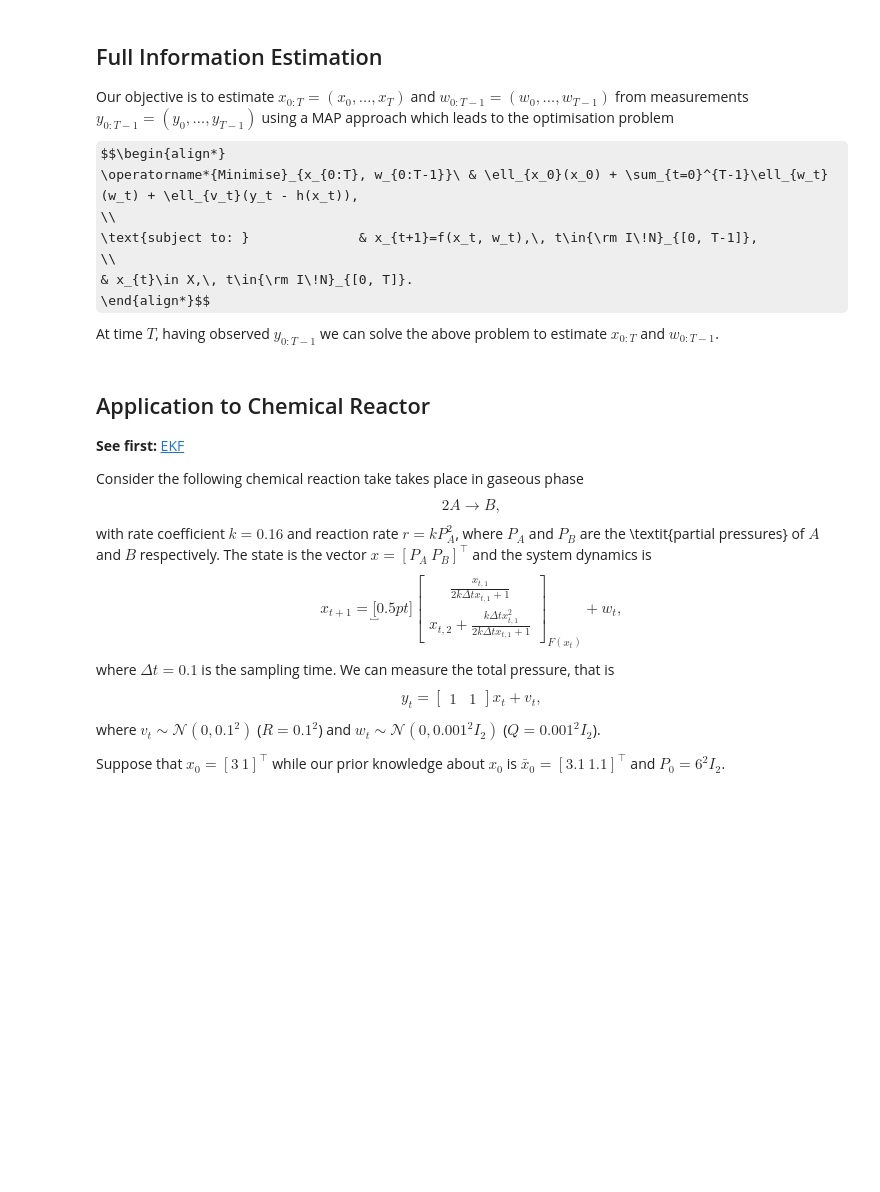
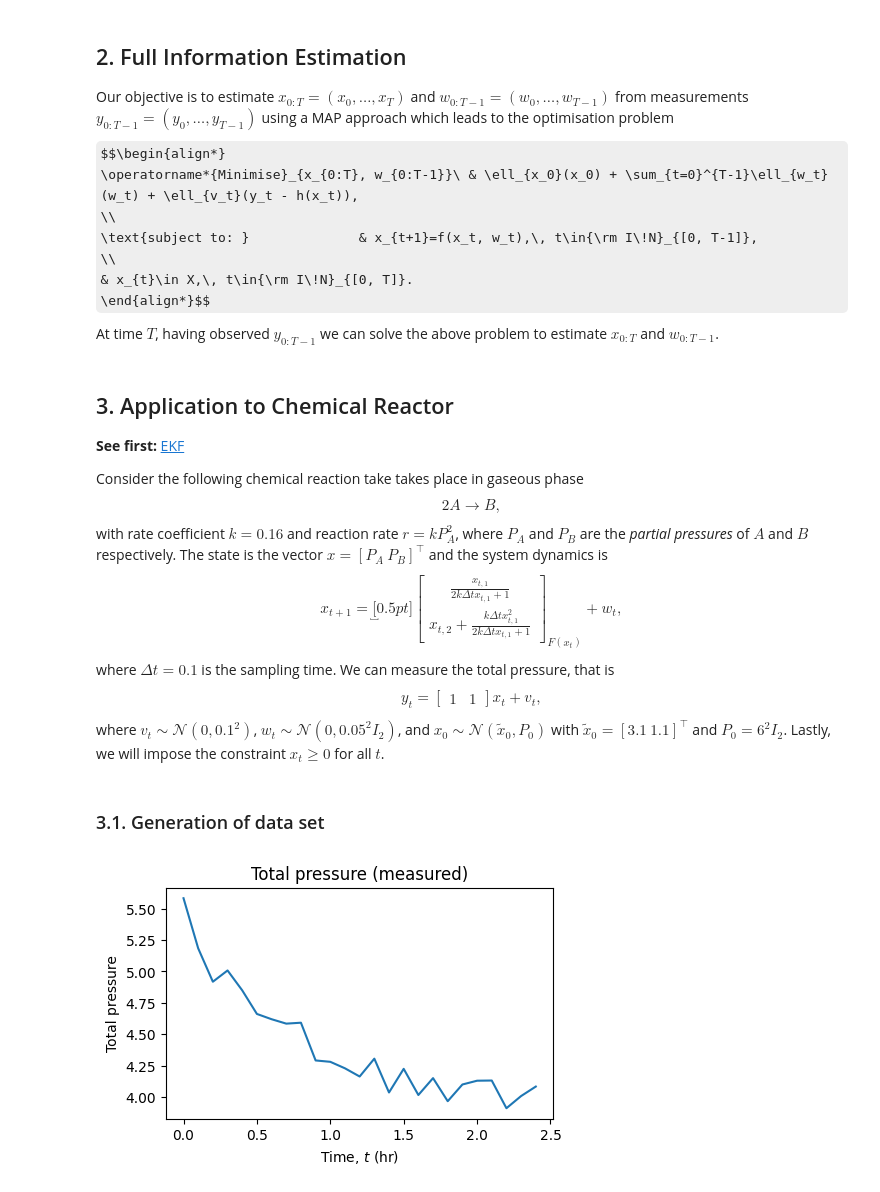
Before and after one commit to Gijinkstra/EstimationTheoryNotebooks, a Jupyter notebook: bayesian/2_moving_horizon.ipynb, the cells around one changed output. Saved outputs shown, nothing was run; the diff lists cells and outputs as text; code cells hidden in the pictures; some formulas as TeX source; blank space fills up the shorter version.

```diff
--- a/bayesian/2_moving_horizon.ipynb
+++ b/bayesian/2_moving_horizon.ipynb
@@ -16,7 +21,7 @@ $$\begin{align}
   \end{align}$$
 The disturbances can be constrained — we may assume that $w_t\in W$ and $v_t \in V$ (nonempty, closed), Constrained states: $x_t \in X$. The EKF cannot take into account constraints. To describe the constraints we assume that $\ell_w(w) {}={} \infty$, for $w\notin W$, $\ell_v(v) {}={}$ for  $v\notin V$, and $\ell_{x_0}(x_0) {}={} \infty$, for $x_0\notin X$.
 # %% [markdown]
-## Full Information Estimation
+## 2. Full Information Estimation
 Our objective is to estimate $x_{0:T}=(x_0, \ldots, x_{T})$ and $w_{0:T-1}=(w_0, \ldots, w_{T-1})$
 from measurements $y_{0:T-1}=(y_0, \ldots, y_{T-1})$ using a MAP approach which leads to the optimisation problem
 $$\begin{align*}
@@ -28,7 +33,7 @@ $$\begin{align*}
   \end{align*}$$
   At time $T$, having observed $y_{0:T-1}$ we can solve the above problem to estimate $x_{0:T}$ and $w_{0:T-1}$.
 # %% [markdown]
-## Application to Chemical Reactor
+## 3. Application to Chemical Reactor
 
 **See first:** [EKF](./5_ekf)
 
@@ -36,7 +41,7 @@ Consider the following chemical reaction take takes place in gaseous phase
 $$
 2A {}\longrightarrow{} B,
 $$
-with rate coefficient $k=0.16$ and reaction rate $r=kP_A^2$, where $P_A$ and $P_B$ are the \textit{partial pressures} of $A$ and $B$ respectively. The state is the vector $x=[P_A ~ P_B]^\intercal$ and the system dynamics is
+with rate coefficient $k=0.16$ and reaction rate $r=kP_A^2$, where $P_A$ and $P_B$ are the *partial pressures* of $A$ and $B$ respectively. The state is the vector $x=[P_A ~ P_B]^\intercal$ and the system dynamics is
 $$
 x_{t+1} =
 \underbracket[0.5pt]{\begin{bmatrix}
@@ -49,6 +54,44 @@ where $\Delta t = 0.1$ is the sampling time. We can measure the total pressure,
 $$y_t = \begin{bmatrix}
   1 & 1
 \end{bmatrix}x_t + v_t,$$
-where $v_t\sim\mathcal{N}(0, 0.1^2)$ ($R=0.1^2$) and $w_t \sim \mathcal{N}(0, 0.001^2 I_2)$ ($Q=0.001^2 I_2$).
-
-Suppose that $x_0 = [3 ~ 1]^\intercal$ while our prior knowledge about $x_0$ is $\bar{x}_0 = [3.1 ~ 1.1]^\intercal$ and $P_0 = 6^2 I_2$.
+where $v_t\sim\mathcal{N}(0, 0.1^2)$, $w_t \sim \mathcal{N}(0, 0.05^2 I_2)$, and $x_0\sim\mathcal{N}(\tilde{x}_0, P_0)$ with $\tilde{x}_0 = [3.1 ~ 1.1]^\intercal$ and $P_0 = 6^2 I_2$. Lastly, we will impose the constraint $x_t \geq 0$ for all $t$.
+# %% [markdown]
+### 3.1. Generation of data set
+# %%
+k, dt, Q, R, nx = 0.16, 0.1, 0.001**2 * np.eye(2), 0.1**2, 2
+x0_tilde, P0 = np.array([0.1, 4.5]), 6**2 * np.eye(2)
+
+# System dynamics using CasADi
+def f(x, w):
+    denom = 2*k*dt*x[0] + 1
+    return cs.vertcat(
+        x[0] / denom + w[0],
+        x[1] + k*dt*x[0]**2 / denom + w[1] )
+
+# Output equation (again with CasADi)
+def h(x):
+    return cs.sum(x)
+
+# Perform simulations; generate N samples (y[0], ..., y[T-1])
+T = 25
+x = np.array([4, 1.5])
+
+x_cache = np.zeros((T+1, nx))
+y_cache = np.zeros((T, ))
+x_cache[0, :] = x.reshape((1, -1))
+for t in range(T):
+    v = np.random.normal(0, np.sqrt(R))
+    y = h(x) + v
+    y_cache[t] = y
+    w = np.random.multivariate_normal(np.zeros(2), Q)
+    x = f(x, w)
+    x_cache[t + 1, :] = x.reshape((1, -1))
+# %%
+plt.figure(figsize=(5, 3))
+plt.plot(dt*np.arange(T), y_cache)
+plt.xlabel('Time, $t$ (hr)')
+plt.ylabel('Total pressure')
+plt.title('Total pressure (measured)')
+plt.show()
+# %% [output]
+[figure, added]
```
Also changed, not shown: parts of 15 cells of this notebook.
